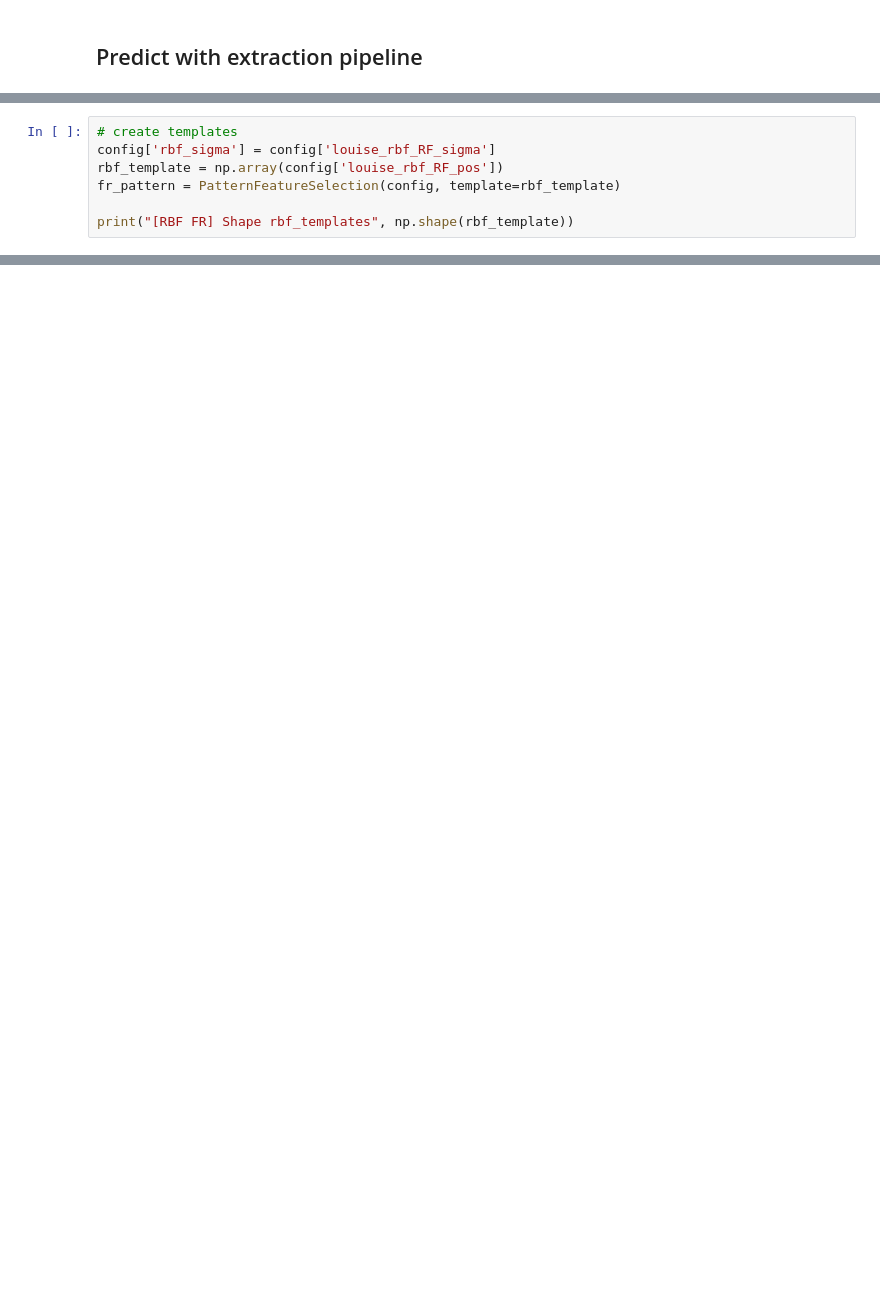
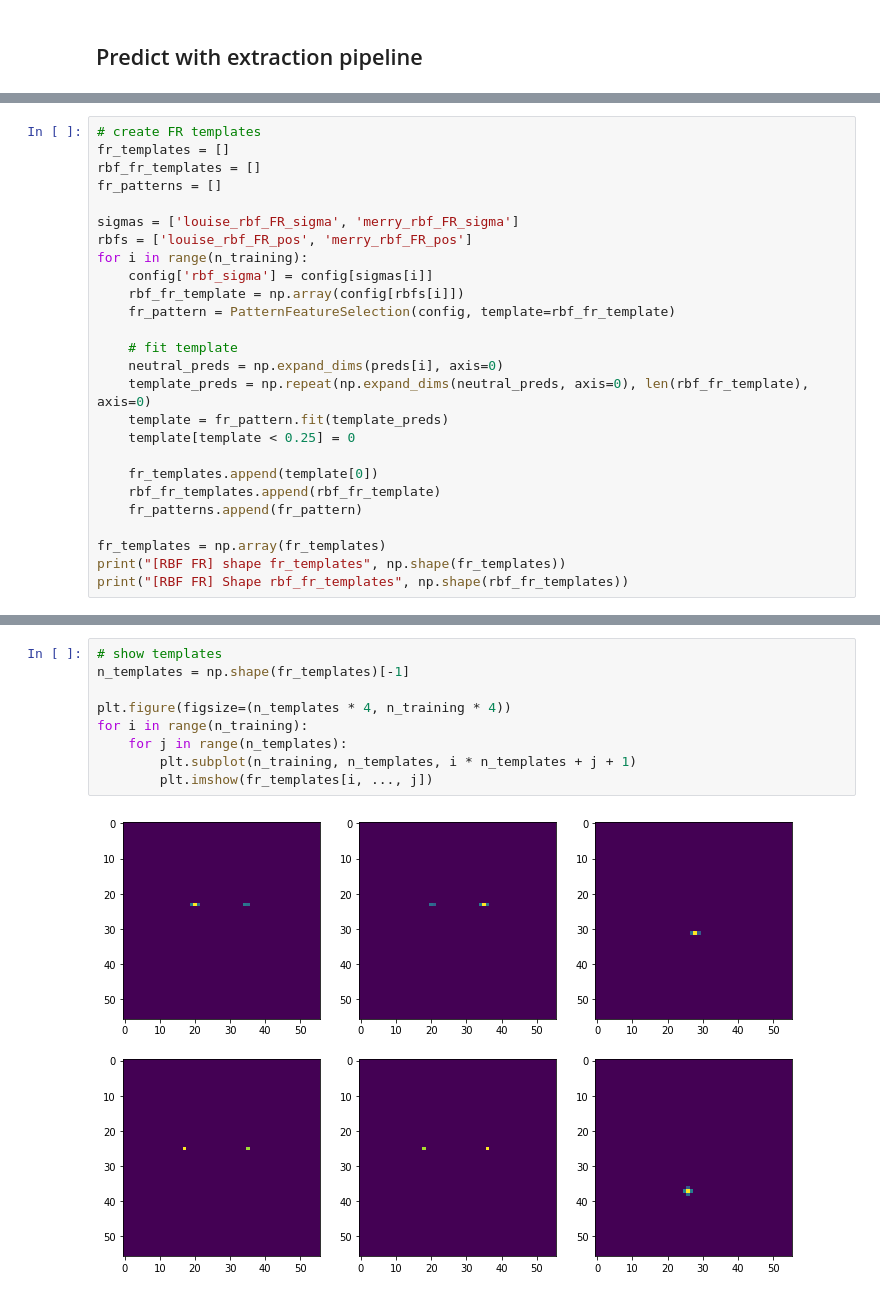
Before and after one commit to michaelStettler/BVS, a Jupyter notebook: projects/facial_shape_expression_recognition_transfer/06_FER_transfer_on_FERG.ipynb, the cells around one changed output, grey strips where cells are left out. Saved outputs shown, nothing was run; the diff lists cells and outputs as text; blank space fills up the shorter version.

Commit message:
added FER pattern to FERG test

```diff
--- a/projects/facial_shape_expression_recognition_transfer/06_FER_transfer_on_FERG.ipynb
+++ b/projects/facial_shape_expression_recognition_transfer/06_FER_transfer_on_FERG.ipynb
@@ -94,7 +97,0 @@ shape lips semantic feature selection (7, 56, 56, 16)
-# %%
-# create templates
-config['rbf_sigma'] = config['louise_rbf_RF_sigma']
-rbf_template = np.array(config['louise_rbf_RF_pos'])
-fr_pattern = PatternFeatureSelection(config, template=rbf_template)
-
-print("[RBF FR] Shape rbf_templates", np.shape(rbf_template))
@@ -103,0 +100,26 @@ print("[RBF FR] Shape rbf_templates", np.shape(rbf_template))
+# %%
+# create FR templates
+fr_templates = []
+rbf_fr_templates = []
+fr_patterns = []
+
+sigmas = ['louise_rbf_FR_sigma', 'merry_rbf_FR_sigma']
+rbfs = ['louise_rbf_FR_pos', 'merry_rbf_FR_pos']
+for i in range(n_training):
+    config['rbf_sigma'] = config[sigmas[i]]
+    rbf_fr_template = np.array(config[rbfs[i]])
+    fr_pattern = PatternFeatureSelection(config, template=rbf_fr_template)
+
+    # fit template
+    neutral_preds = np.expand_dims(preds[i], axis=0)
+    template_preds = np.repeat(np.expand_dims(neutral_preds, axis=0), len(rbf_fr_template), axis=0)
+    template = fr_pattern.fit(template_preds)
+    template[template < 0.25] = 0
+
+    fr_templates.append(template[0])
+    rbf_fr_templates.append(rbf_fr_template)
+    fr_patterns.append(fr_pattern)
+
+fr_templates = np.array(fr_templates)
+print("[RBF FR] shape fr_templates", np.shape(fr_templates))
+print("[RBF FR] Shape rbf_fr_templates", np.shape(rbf_fr_templates))
@@ -103,0 +135,11 @@ print("[RBF FR] Shape rbf_templates", np.shape(rbf_template))
+# %%
+# show templates
+n_templates = np.shape(fr_templates)[-1]
+
+plt.figure(figsize=(n_templates * 4, n_training * 4))
+for i in range(n_training):
+    for j in range(n_templates):
+        plt.subplot(n_training, n_templates, i * n_templates + j + 1)
+        plt.imshow(fr_templates[i, ..., j])
+# %% [output]
+[figure, added]
```
Also changed, not shown: parts of 23 cells of this notebook, 3 other files.
